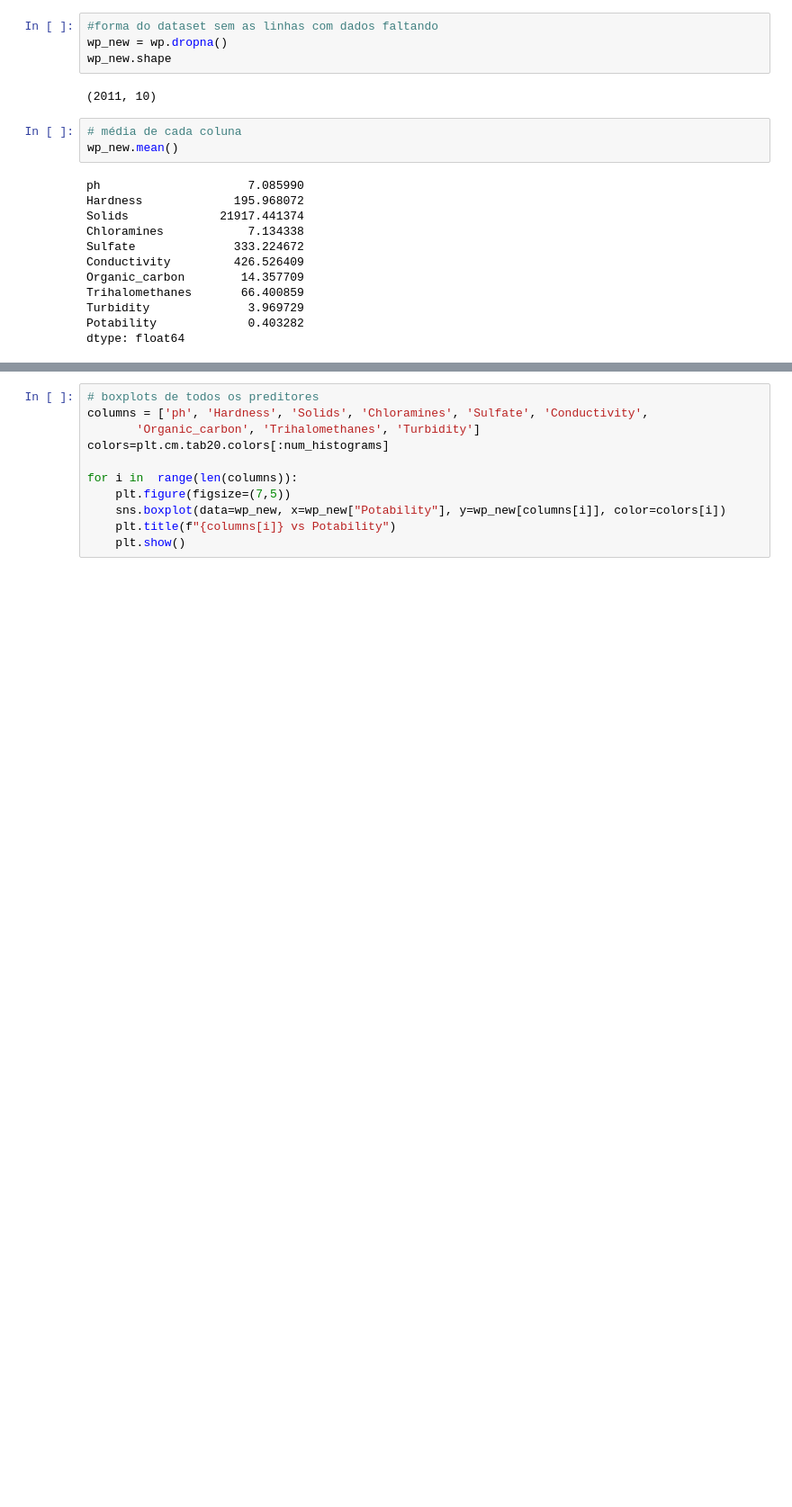
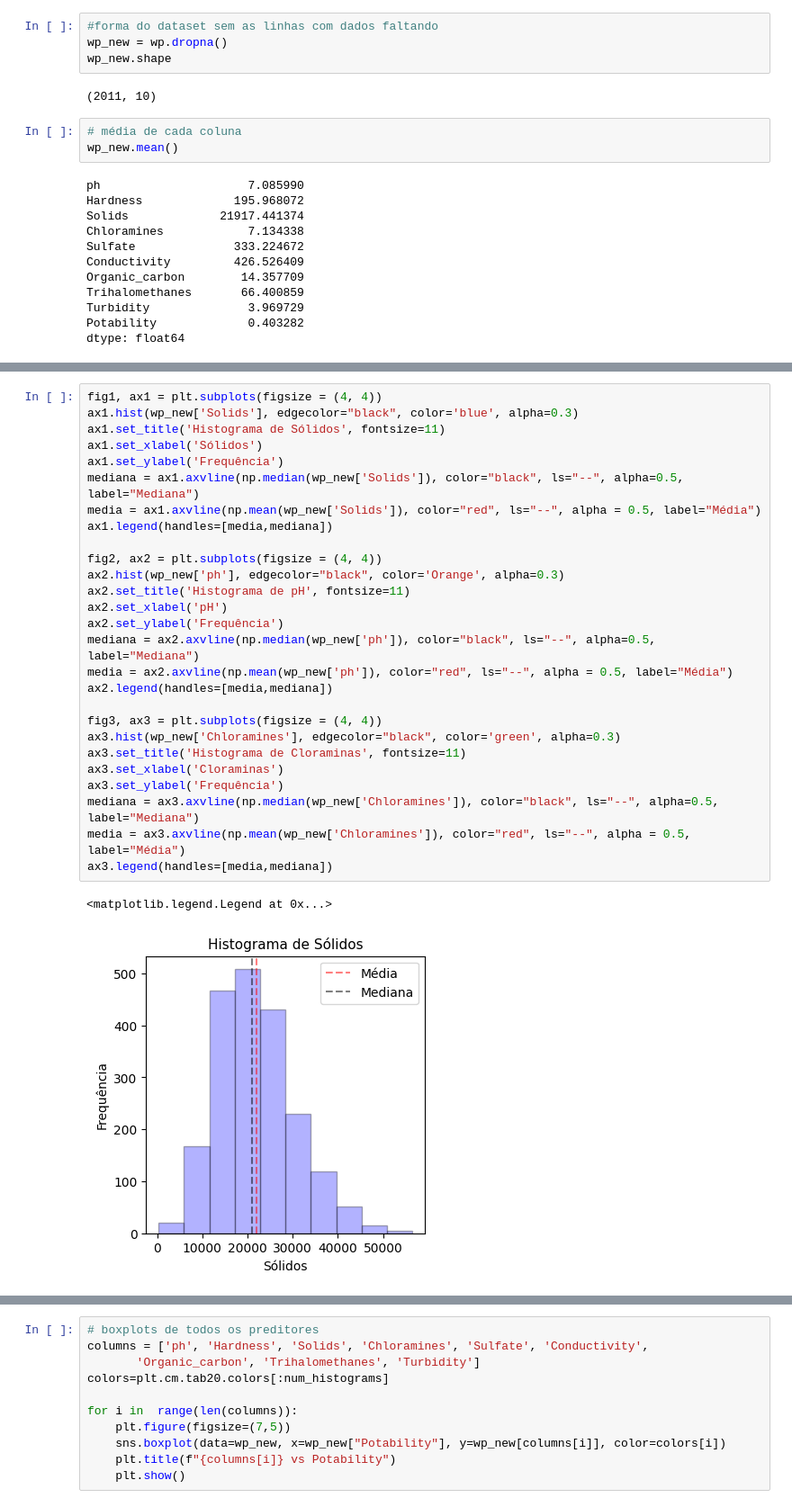
Before and after one commit to clarasalless/HW1-ICA, a Jupyter notebook: HW1.ipynb, the cells around one changed output, grey strips where cells are left out. Shown at 90% size. Drawn from its saved outputs; the diff is of its cells as text; blank space fills up the shorter version.

```diff
--- a/HW1.ipynb
+++ b/HW1.ipynb
@@ -62,0 +99,30 @@ plt.show()
+# %%
+fig1, ax1 = plt.subplots(figsize = (4, 4))
+ax1.hist(wp_new['Solids'], edgecolor="black", color='blue', alpha=0.3)
+ax1.set_title('Histograma de Sólidos', fontsize=11)
+ax1.set_xlabel('Sólidos')
+ax1.set_ylabel('Frequência')
+mediana = ax1.axvline(np.median(wp_new['Solids']), color="black", ls="--", alpha=0.5, label="Mediana")
+media = ax1.axvline(np.mean(wp_new['Solids']), color="red", ls="--", alpha = 0.5, label="Média")
+ax1.legend(handles=[media,mediana])
+
+fig2, ax2 = plt.subplots(figsize = (4, 4))
+ax2.hist(wp_new['ph'], edgecolor="black", color='Orange', alpha=0.3)
+ax2.set_title('Histograma de pH', fontsize=11)
+ax2.set_xlabel('pH')
+ax2.set_ylabel('Frequência')
+mediana = ax2.axvline(np.median(wp_new['ph']), color="black", ls="--", alpha=0.5, label="Mediana")
+media = ax2.axvline(np.mean(wp_new['ph']), color="red", ls="--", alpha = 0.5, label="Média")
+ax2.legend(handles=[media,mediana])
+
+fig3, ax3 = plt.subplots(figsize = (4, 4))
+ax3.hist(wp_new['Chloramines'], edgecolor="black", color='green', alpha=0.3)
+ax3.set_title('Histograma de Cloraminas', fontsize=11)
+ax3.set_xlabel('Cloraminas')
+ax3.set_ylabel('Frequência')
+mediana = ax3.axvline(np.median(wp_new['Chloramines']), color="black", ls="--", alpha=0.5, label="Mediana")
+media = ax3.axvline(np.mean(wp_new['Chloramines']), color="red", ls="--", alpha = 0.5, label="Média")
+ax3.legend(handles=[media,mediana])
+# %% [output]
+<matplotlib.legend.Legend at 0x...>
+[figure, added]
```
Also changed, not shown: parts of 8 cells of this notebook, 3 other files.
